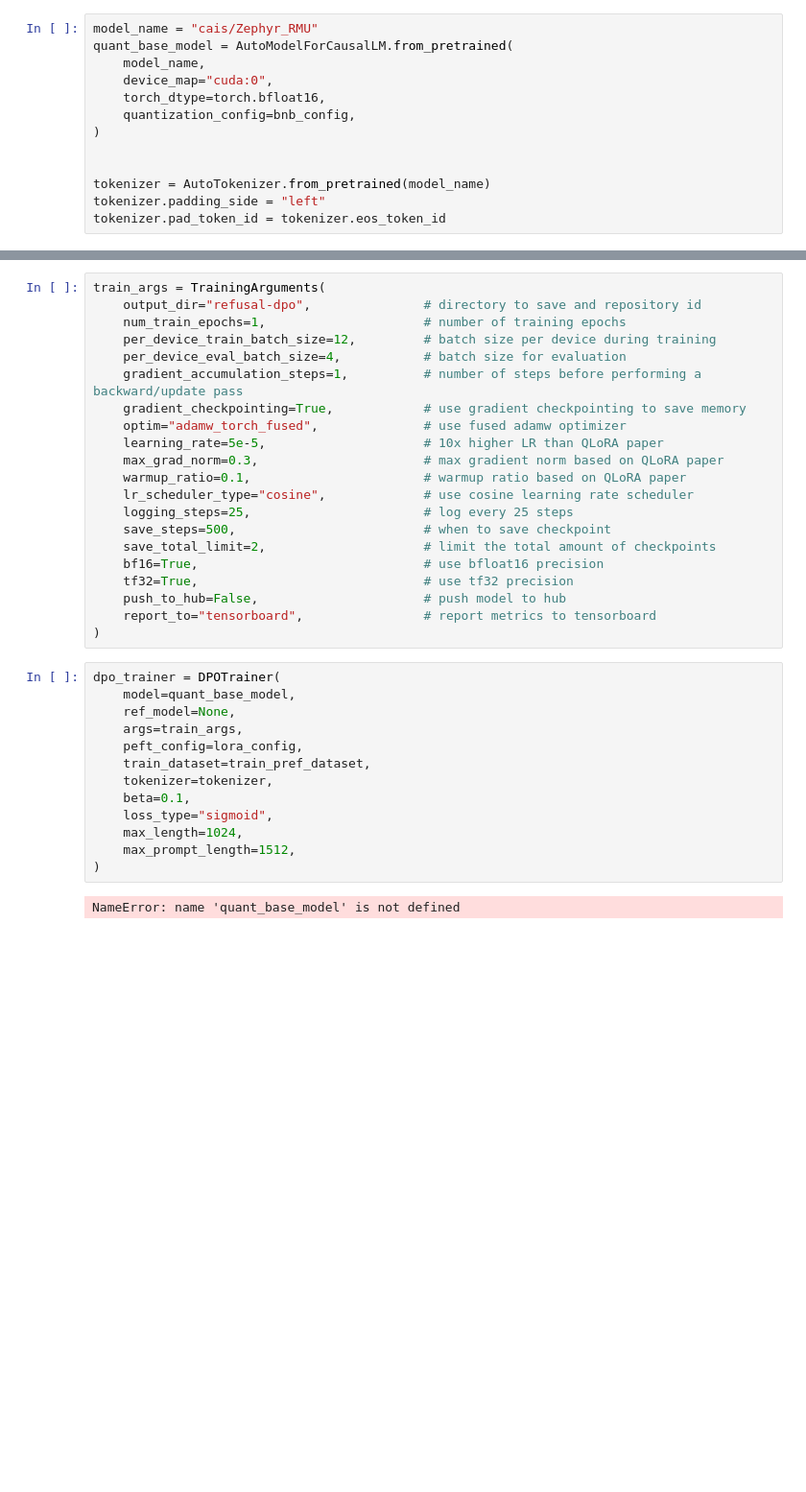
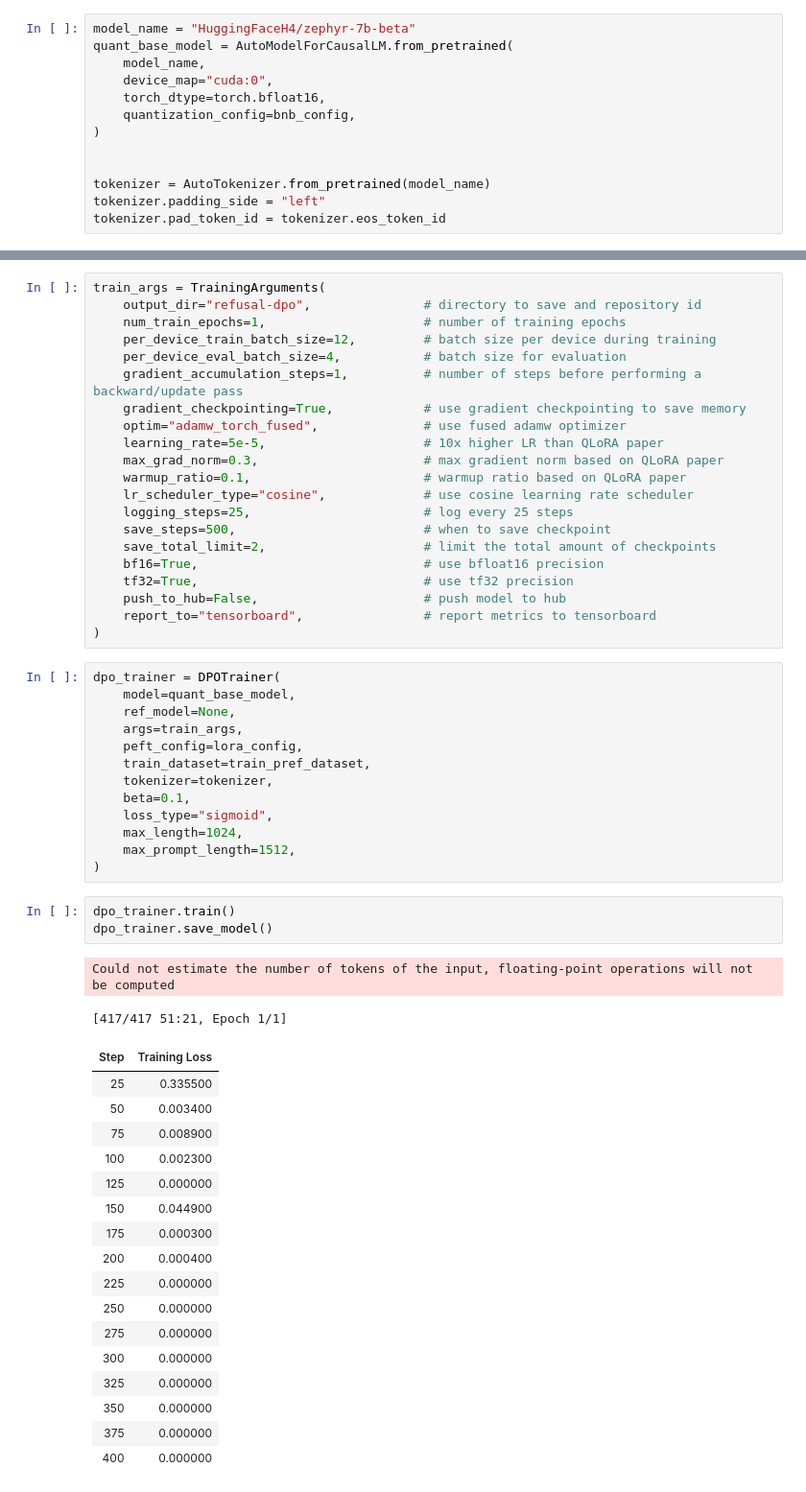
Before and after one commit to njspyx/apart-policy-hackathon-unlearning, a Jupyter notebook: rmu_experiments.ipynb, the cells around one changed output, grey strips where cells are left out. Shown: that part at 96% size. Cells and saved outputs as stored; diff of their text form; blank space fills up the shorter version.

Commit message:
Corrected dpo base model

```diff
--- a/rmu_experiments.ipynb
+++ b/rmu_experiments.ipynb
@@ -174,7 +174,7 @@ bnb_config = BitsAndBytesConfig(
     bnb_4bit_compute_dtype=torch.bfloat16
 )
 # %%
-model_name = "cais/Zephyr_RMU"
+model_name = "HuggingFaceH4/zephyr-7b-beta"
 quant_base_model = AutoModelForCausalLM.from_pretrained(
     model_name,
     device_map="cuda:0",
@@ -222,5 +222,26 @@ dpo_trainer = DPOTrainer(
     max_length=1024,
     max_prompt_length=1512,
 )
-# %% [output]
-NameError: name 'quant_base_model' is not defined
+# %%
+dpo_trainer.train()
+dpo_trainer.save_model()
+# %% [output]
+Could not estimate the number of tokens of the input, floating-point operations will not be computed
+[417/417 51:21, Epoch 1/1]
+| Step | Training Loss |
+| 25 | 0.335500 |
+| 50 | 0.003400 |
+| 75 | 0.008900 |
+| 100 | 0.002300 |
+| 125 | 0.000000 |
+| 150 | 0.044900 |
+| 175 | 0.000300 |
+| 200 | 0.000400 |
+| 225 | 0.000000 |
+| 250 | 0.000000 |
+| 275 | 0.000000 |
+| 300 | 0.000000 |
+| 325 | 0.000000 |
+| 350 | 0.000000 |
+| 375 | 0.000000 |
+| 400 | 0.000000 |
```
Also changed, not shown: parts of 4 cells of this notebook, 1 other file.
